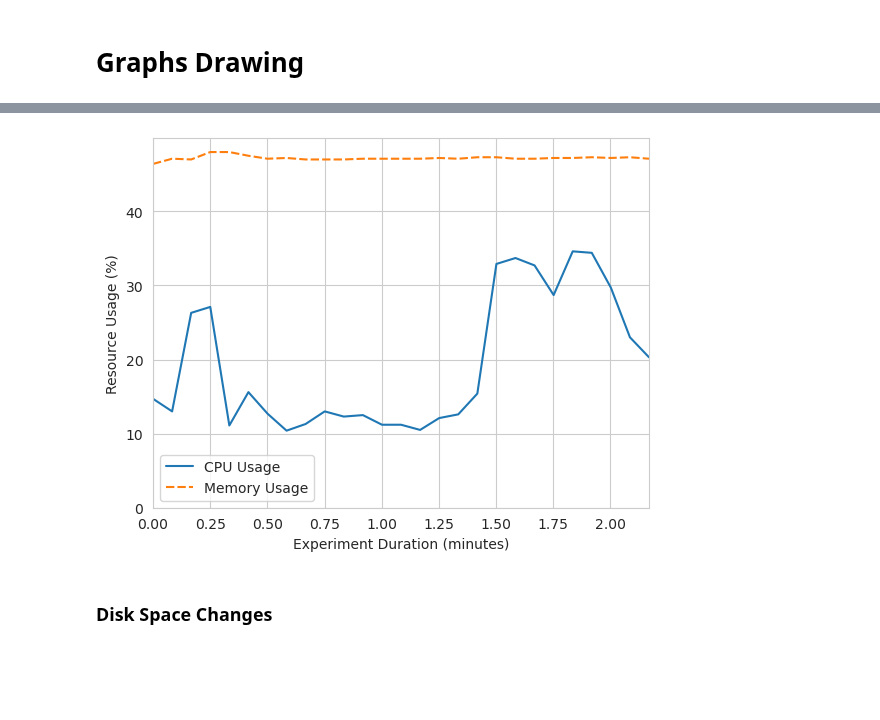
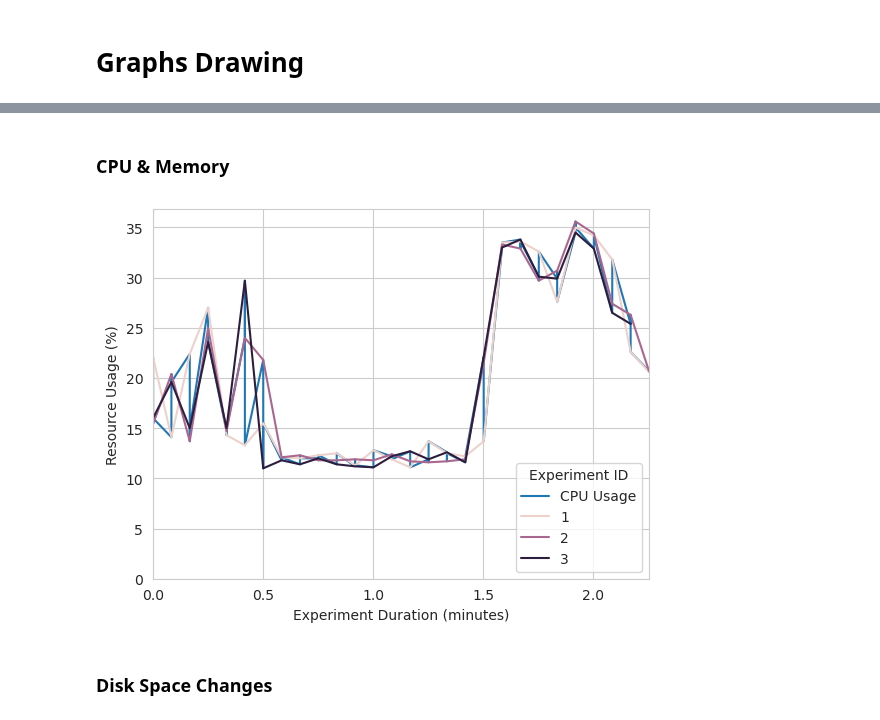
Before and after one commit to oakestra/oakestra-cli, a Jupyter notebook: oak_cli/evaluation/localhost_resources/graphs.ipynb, the cells around one changed output, grey strips where cells are left out. Cells and saved outputs as stored; diff of their text form; code cells hidden in the pictures; blank space fills up the shorter version.

Commit message:
Further color tinkering -the multi-experiment CSVs  work

```diff
--- a/oak_cli/evaluation/localhost_resources/graphs.ipynb
+++ b/oak_cli/evaluation/localhost_resources/graphs.ipynb
@@ -46,18 +50,36 @@ sns.set_style("whitegrid")
-# %%
-if USE_ROLLING_WINDOW:
-    apply_rolling_window(df=df, keys=CPU_AND_MEMORY_KEYS)
-
-sns.lineplot(data=df[CPU_AND_MEMORY_KEYS])
-
-plt.xlabel(get_experiment_duration_label())
-plt.ylabel("Resource Usage (%)")
-
-plt.xlim([0, max(df.index)])
-plt.ylim(0)
-
-plt.show()
-# %% [output]
-[figure, removed]
+# %% [markdown]
+### CPU & Memory
+# %%
+if USE_ROLLING_WINDOW:
+    apply_rolling_window(df=df, keys=CPU_AND_MEMORY_KEYS)
+
+#sns.lineplot(data=df[CPU_AND_MEMORY_KEYS])
+
+sns.lineplot(data=df[[ExperimentCSVKeys.CPU_USAGE.value]])
+#sns.lineplot(data=df[[ExperimentCSVKeys.CPU_USAGE.value, ExperimentCSVKeys.MEMORY_USAGE.value, ExperimentCSVKeys.EXPERIMENT_ID.value]], hue=ExperimentCSVKeys.EXPERIMENT_ID.value)
+#sns.lineplot(data=df, hue=ExperimentCSVKeys.EXPERIMENT_ID.value)
+
+palette = sns.color_palette("hls", 10) # WTF not working !! - tooo bright!!
+
+sns.lineplot(x=ExperimentCSVKeys.TIME_SINCE_START.value, y=ExperimentCSVKeys.CPU_USAGE.value, data=df, hue=ExperimentCSVKeys.EXPERIMENT_ID.value)
+
+#sns.jointplot(x=ExperimentCSVKeys.TIME_SINCE_START.value, y=ExperimentCSVKeys.CPU_USAGE.value, data=df, hue=ExperimentCSVKeys.EXPERIMENT_ID.value)
+
+#sns.scatterplot(x=ExperimentCSVKeys.TIME_SINCE_START.value, y=ExperimentCSVKeys.CPU_USAGE.value, hue=ExperimentCSVKeys.EXPERIMENT_ID.value, data=df)
+#sns.scatterplot(x=ExperimentCSVKeys.TIME_SINCE_START.value, y=ExperimentCSVKeys.CPU_USAGE.value, data=df)
+
+#plt.figure(figsize=(10, 6))
+#sns.boxplot(x=ExperimentCSVKeys.EXPERIMENT_ID.value, y=ExperimentCSVKeys.CPU_USAGE.value, data=df)
+
+plt.xlabel(get_experiment_duration_label())
+plt.ylabel("Resource Usage (%)")
+
+plt.xlim([0, max(df.index)])
+plt.ylim(0)
+
+plt.show()
+# %% [output]
+[figure, added]
 # %% [markdown]
 ### Disk Space Changes
 # %%
```
Also changed, not shown: parts of 12 cells of this notebook, 6 other files.
